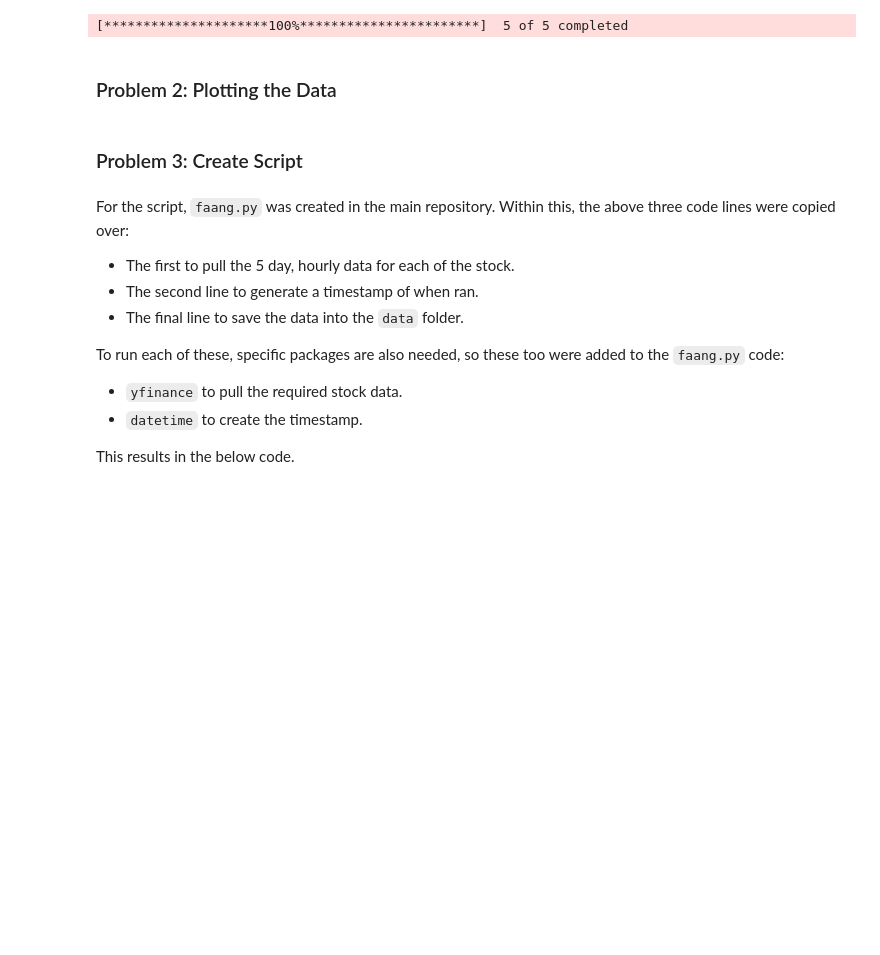
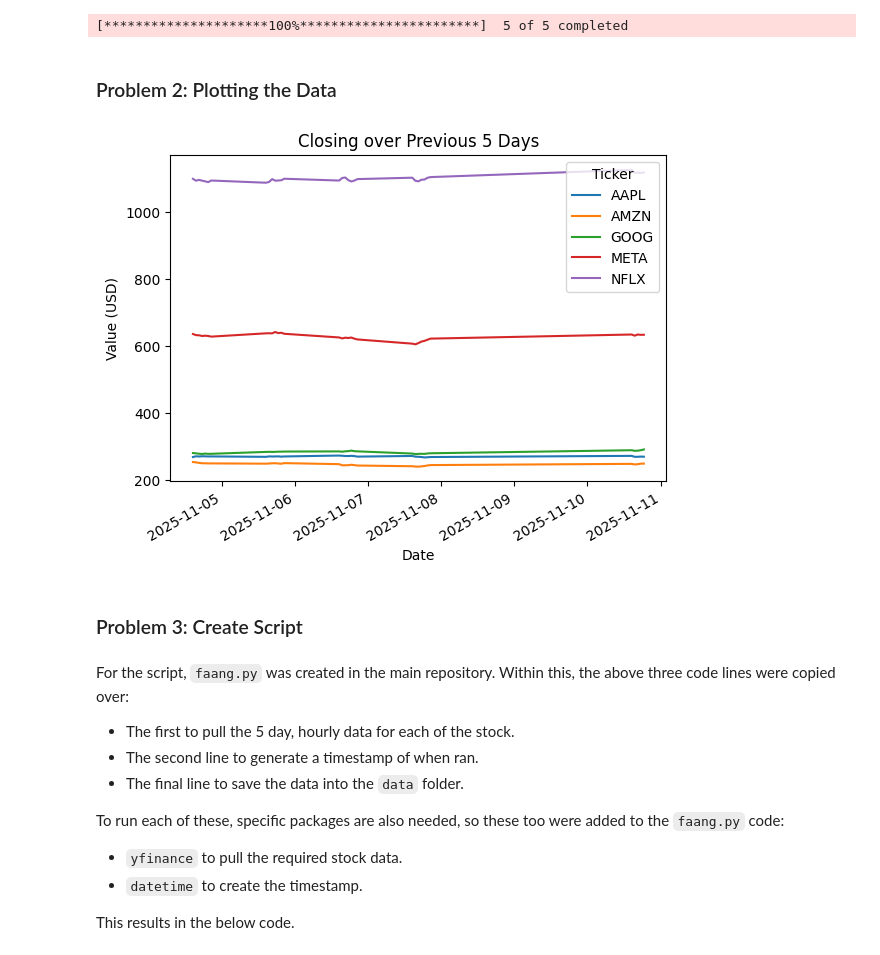
Before and after one commit to danielfinnerty/computer_infrastructure, a Jupyter notebook: problems.ipynb, the cells around one changed output. Drawn from its saved outputs; the diff is of its cells as text; code cells hidden in the pictures; blank space fills up the shorter version.

Commit message:
Added details to problem 2 and added plots folder

```diff
--- a/problems.ipynb
+++ b/problems.ipynb
@@ -95,7 +98,7 @@ All can now be pulled together to save the previous 5 days for the given stocks.
 # https://pandas.pydata.org/docs/reference/api/pandas.DataFrame.to_csv.html
 
 # Pull previous 5 days of data
-get_data = yf.download(['META', 'AAPL', 'AMZN', 'NFLX', 'GOOG'], period= '5d', interval= '1h')
+get_data = yf.download(['META', 'AAPL', 'AMZN', 'NFLX', 'GOOG'], period= '5d', interval= '1h', auto_adjust=True)
 
 # Generate time stamp of when data was pulled
 time_stamp = dt.datetime.now().strftime('%Y%m%d-%H%M%S')
@@ -106,6 +109,14 @@ get_data.to_csv('data/' + time_stamp + '.csv')
 [*********************100%***********************]  5 of 5 completed
 # %% [markdown]
 ### Problem 2: Plotting the Data
+# %%
+# Source: https://pandas.pydata.org/docs/reference/api/pandas.DataFrame.plot.html
+plot_data = get_data['Close'].plot(title = 'Closing over Previous 5 Days', xlabel='Date', ylabel='Value (USD)')
+
+
+plt.savefig('data/' + time_stamp)
+# %% [output]
+[figure, added]
 # %% [markdown]
 ### Problem 3: Create Script
 # %% [markdown]
```
Also changed, not shown: parts of 6 cells of this notebook, 1 other file.
